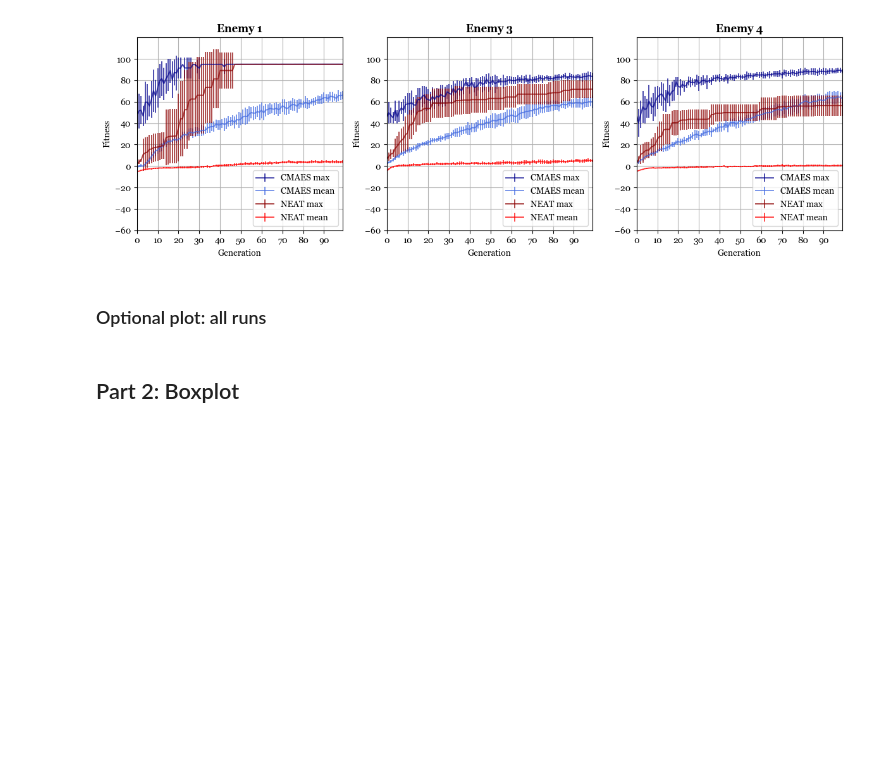
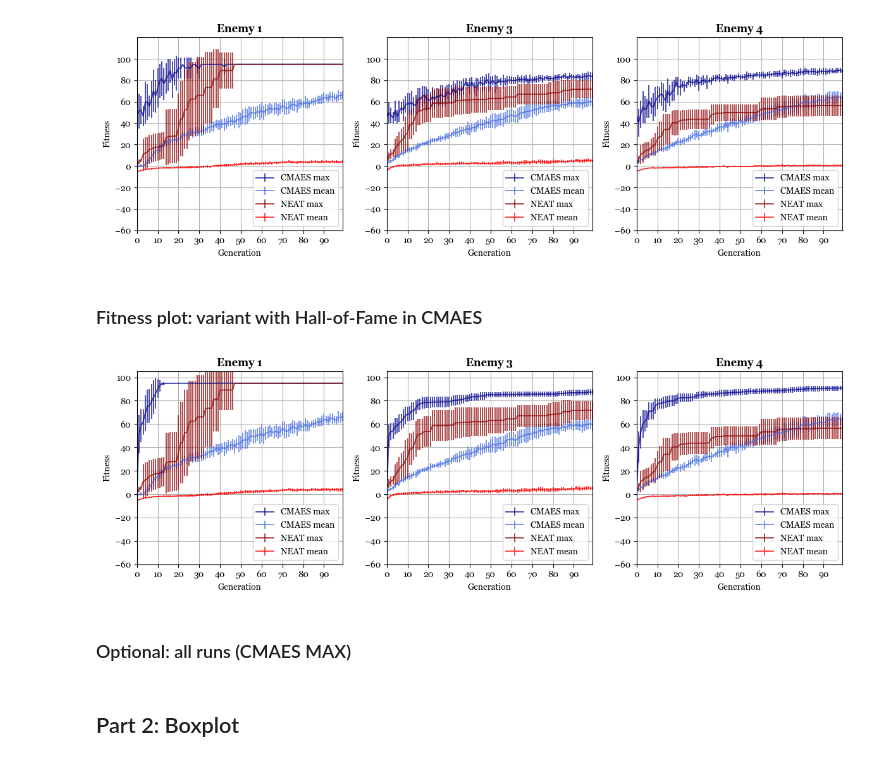
Before and after one commit to jonas4climate/evoman_ec, a Jupyter notebook: notebook.ipynb, the cells around one changed output. Cells and saved outputs as stored; diff of their text form; code cells hidden in the pictures; blank space fills up the shorter version.

Commit message:
Add Hall-of-Fame variant plot for CMAES

```diff
--- a/notebook.ipynb
+++ b/notebook.ipynb
@@ -90,9 +90,20 @@ for (i, enemy) in enumerate(ENEMIES):
 cmaes_max = np.max(cmaes_data, axis=3)
 print(cmaes_max.shape)
 
+# Hall-of-fame variant instead of generational max
+cmaes_hof = np.zeros(cmaes_max.shape)
+
+for i in range(len(ENEMIES)):
+    for j in range(N_RUNS):
+        for k in range(1, NGEN):
+            cmaes_hof[i,j,k] = max(cmaes_max[i,j,k], cmaes_hof[i,j,k-1])
+
 # Average & SD across runs
 cmaes_avg_max = np.mean(cmaes_max, axis=1)
 cmaes_sd_max = np.std(cmaes_max, axis=1)
+
+cmaes_avg_hof = np.mean(cmaes_hof, axis=1)
+cmaes_sd_hof = np.std(cmaes_hof, axis=1)
 
 # Mean fitness among individuals
 cmaes_mean = np.mean(cmaes_data, axis=3)
@@ -163,8 +174,50 @@ fig.tight_layout()
 plt.show()
 # %% [output]
 [figure]
+# %% [markdown]
+### Fitness plot: variant with Hall-of-Fame in CMAES
+# %%
+fig, axes = plt.subplots(1, 3, figsize=(12, 4))
+xx = np.arange(0, NGEN, 1, dtype=int)
+
+def plot_mean_with_sd(ax, xx, means, sds, color="blue", fill_color="lightblue", linestyle="solid", label=""):
+    ax.plot(means, color=color, linestyle=linestyle, lw=2.5, label=label)
+    ax.plot(means + sds, color=color, linestyle=linestyle, lw=1.25)
+    ax.plot(means - sds, color=color, linestyle=linestyle, lw=1.25)
+    ax.fill_between(xx, means + sds, means - sds, color=fill_color)
+
+# Plot setup
+for (i, enemy) in enumerate(ENEMIES):
+    # Y-axis
+    axes[i].set_ylim(-60, 105)
+    axes[i].set_yticks(np.arange(-60, 101, 20))
+    axes[i].set_ylabel("Fitness")
+
+    # X-axis
+    axes[i].set_xlim(0, NGEN - 1)
+    axes[i].set_xticks(np.arange(0, NGEN, 10))
+    axes[i].set_xlabel("Generation")
+
+    # Whole plot
+    axes[i].set_title(f"Enemy {enemy}", weight="bold")
+    axes[i].grid()
+
+# Plotting data
+for i in range(len(ENEMIES)):
+    axes[i].errorbar(range(NGEN), cmaes_avg_hof[i], yerr=cmaes_sd_hof[i], alpha=0.7, lw=1.4, color="darkblue", label="CMAES HOF-max")
+    axes[i].errorbar(range(NGEN), cmaes_avg_mean[i], yerr=cmaes_sd_mean[i], alpha=0.7, lw=1.4, color="royalblue", label="CMAES mean")
+
+    axes[i].errorbar(range(NGEN), neat_avg_max[i], yerr=neat_sd_max[i], alpha=0.7, lw=1.4, color="darkred", label="NEAT max")
+    axes[i].errorbar(range(NGEN), neat_avg_mean[i], yerr=neat_sd_mean[i], alpha=0.7, lw=1.4, color="red", label="NEAT mean")
+
+    axes[i].legend(loc="lower right")
+
+fig.tight_layout()
+plt.show()
+# %% [output]
+[figure, added]
 # %% [markdown]
-### Optional plot: all runs
+### Optional: all runs (CMAES MAX)
 # %% [markdown]
 ## Part 2: Boxplot
 # %% [markdown]
```
Also changed, not shown: parts of 1 cell of this notebook.
